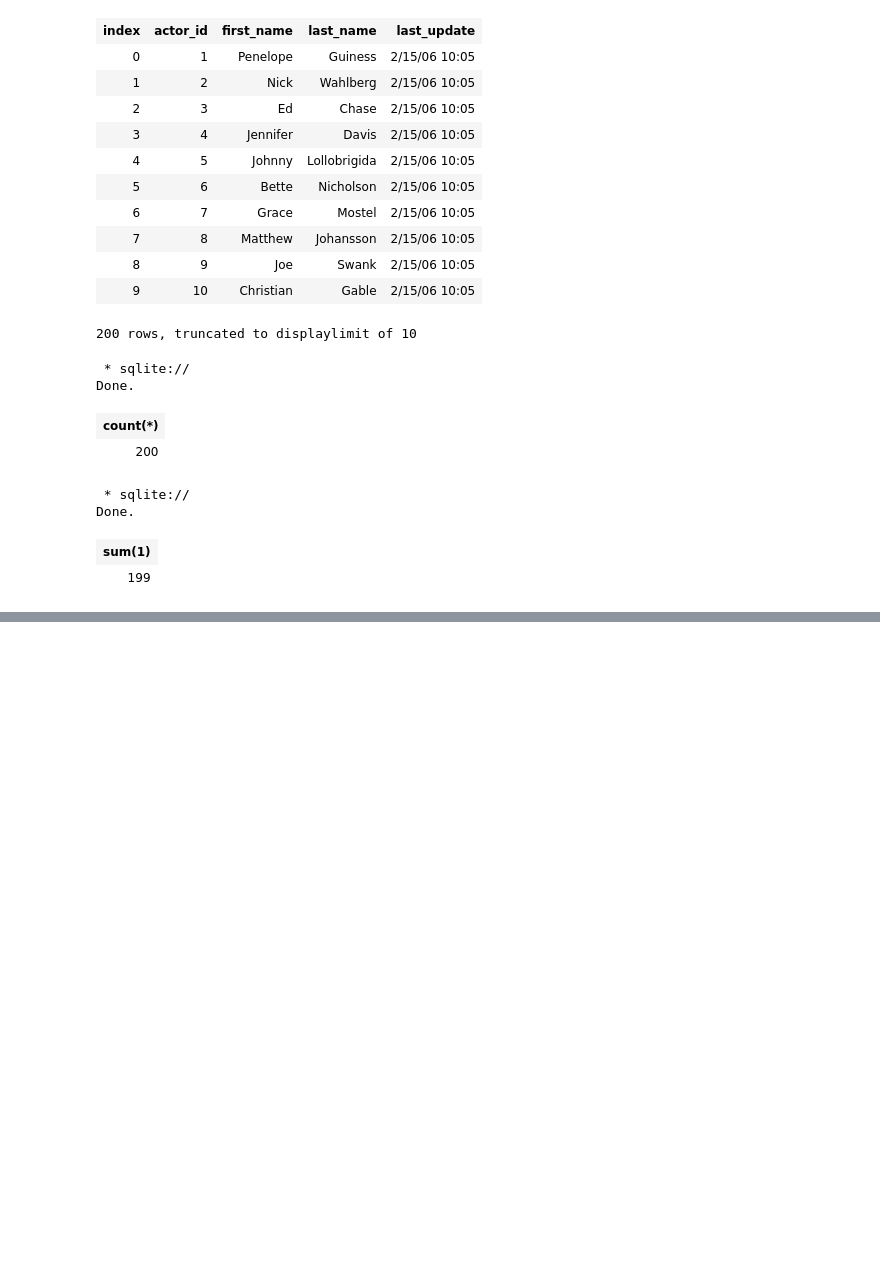
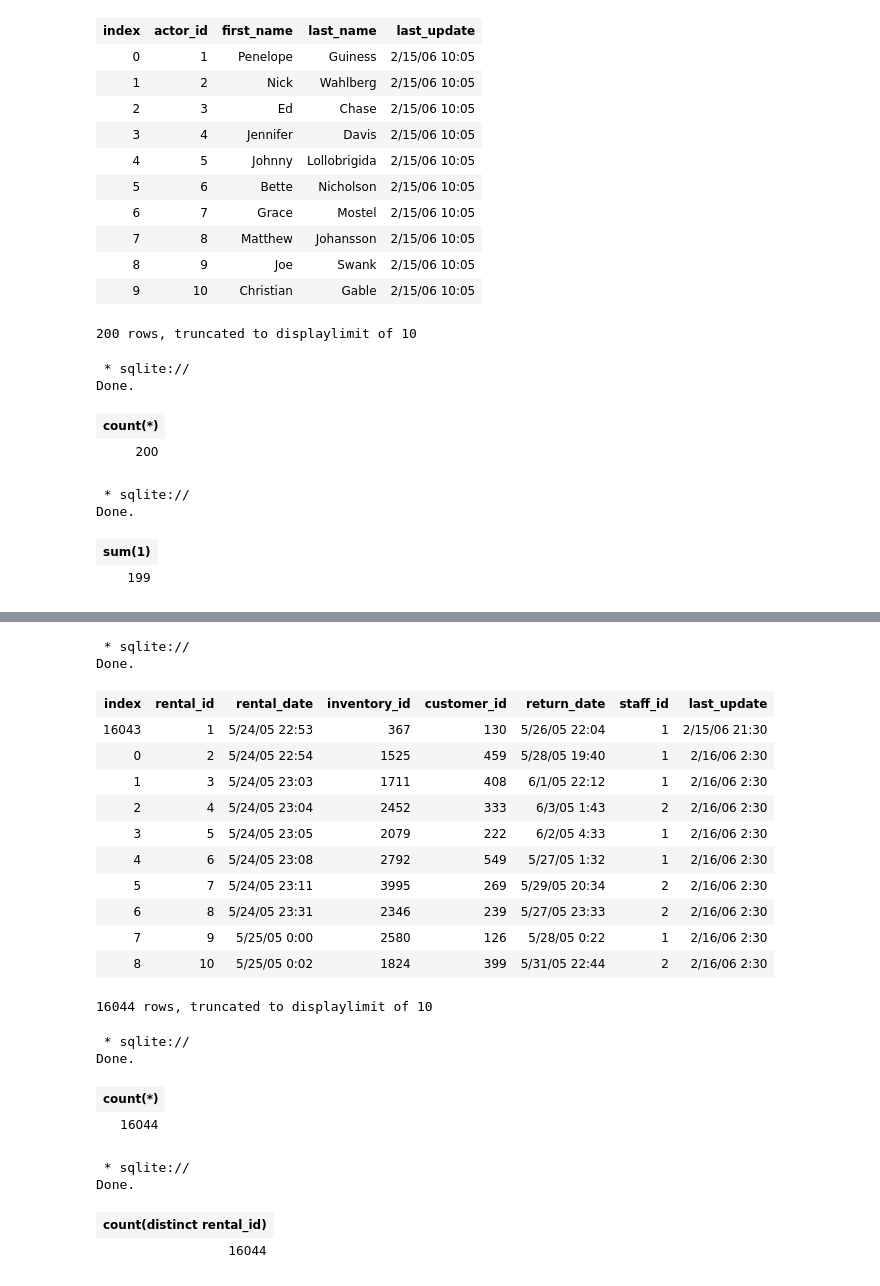
Before and after one commit to julizhu/sql-training-tool, a Jupyter notebook: Appendix_B_Sample_Dataset_QA.ipynb, the cells around one changed output, grey strips where cells are left out. Drawn from its saved outputs; the diff is of its cells as text; code cells hidden in the pictures; blank space fills up the shorter version.

```diff
--- a/Appendix_B_Sample_Dataset_QA.ipynb
+++ b/Appendix_B_Sample_Dataset_QA.ipynb
@@ -97,4 +205,34 @@ ORDER BY MONTH desc
 # %%
 %%sql
-select * from
-rental order by rental_id
+select * from rental order by rental_id
+# %% [output]
+ * sqlite://
+Done.
+| index | rental_id | rental_date | inventory_id | customer_id | return_date | staff_id | last_update |
+| 16043 | 1 | 5/24/05 22:53 | 367 | 130 | 5/26/05 22:04 | 1 | 2/15/06 21:30 |
+| 0 | 2 | 5/24/05 22:54 | 1525 | 459 | 5/28/05 19:40 | 1 | 2/16/06 2:30 |
+| 1 | 3 | 5/24/05 23:03 | 1711 | 408 | 6/1/05 22:12 | 1 | 2/16/06 2:30 |
+| 2 | 4 | 5/24/05 23:04 | 2452 | 333 | 6/3/05 1:43 | 2 | 2/16/06 2:30 |
+| 3 | 5 | 5/24/05 23:05 | 2079 | 222 | 6/2/05 4:33 | 1 | 2/16/06 2:30 |
+| 4 | 6 | 5/24/05 23:08 | 2792 | 549 | 5/27/05 1:32 | 1 | 2/16/06 2:30 |
+| 5 | 7 | 5/24/05 23:11 | 3995 | 269 | 5/29/05 20:34 | 2 | 2/16/06 2:30 |
+| 6 | 8 | 5/24/05 23:31 | 2346 | 239 | 5/27/05 23:33 | 2 | 2/16/06 2:30 |
+| 7 | 9 | 5/25/05 0:00 | 2580 | 126 | 5/28/05 0:22 | 1 | 2/16/06 2:30 |
+| 8 | 10 | 5/25/05 0:02 | 1824 | 399 | 5/31/05 22:44 | 2 | 2/16/06 2:30 |
+16044 rows, truncated to displaylimit of 10
+# %%
+%%sql
+select count(*) from rental
+# %% [output]
+ * sqlite://
+Done.
+| count(*) |
+| 16044 |
+# %%
+%%sql
+select count(distinct rental_id) from rental
+# %% [output]
+ * sqlite://
+Done.
+| count(distinct rental_id) |
+| 16044 |
```
Also changed, not shown: parts of 23 cells of this notebook, 7 other files.
